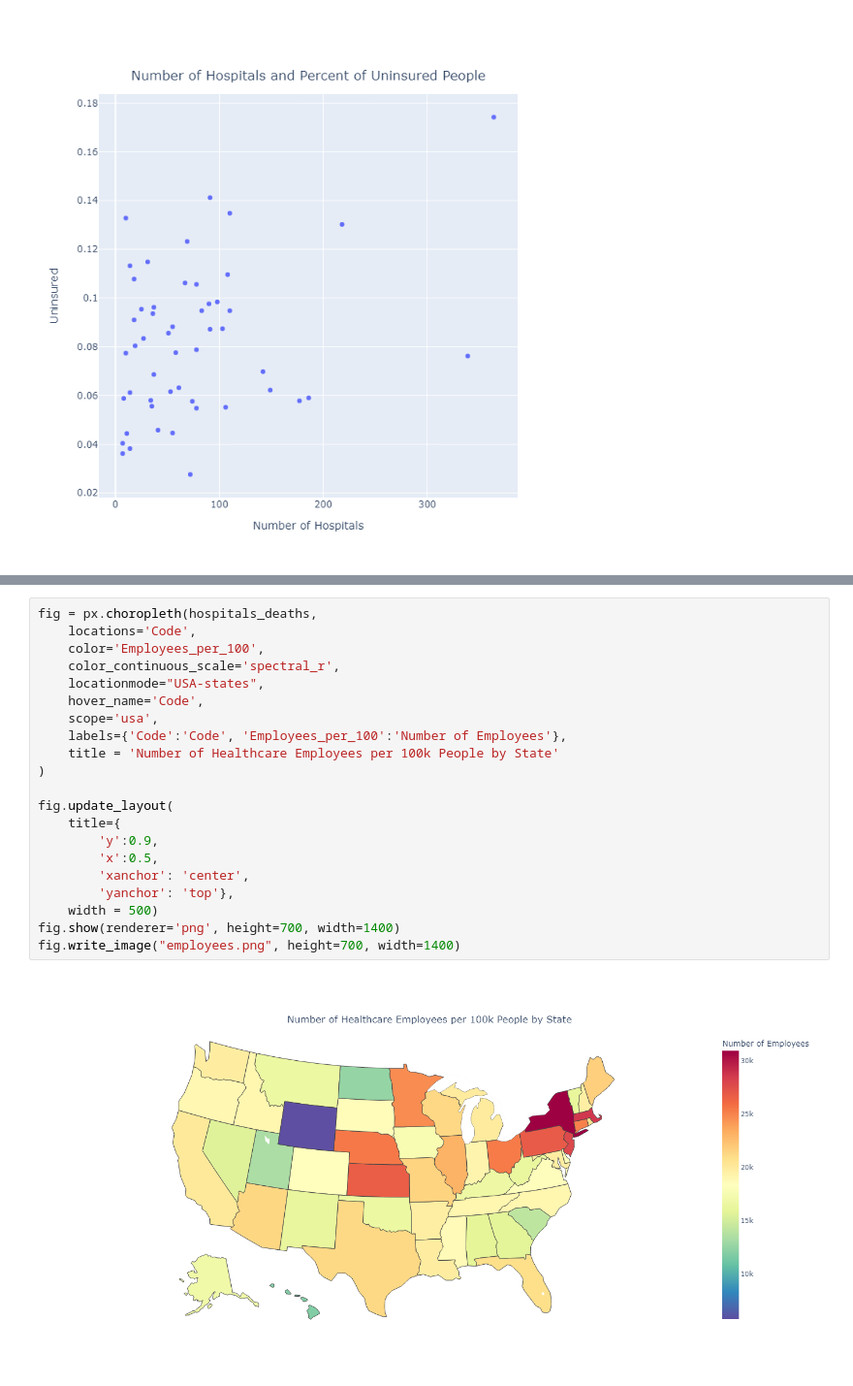
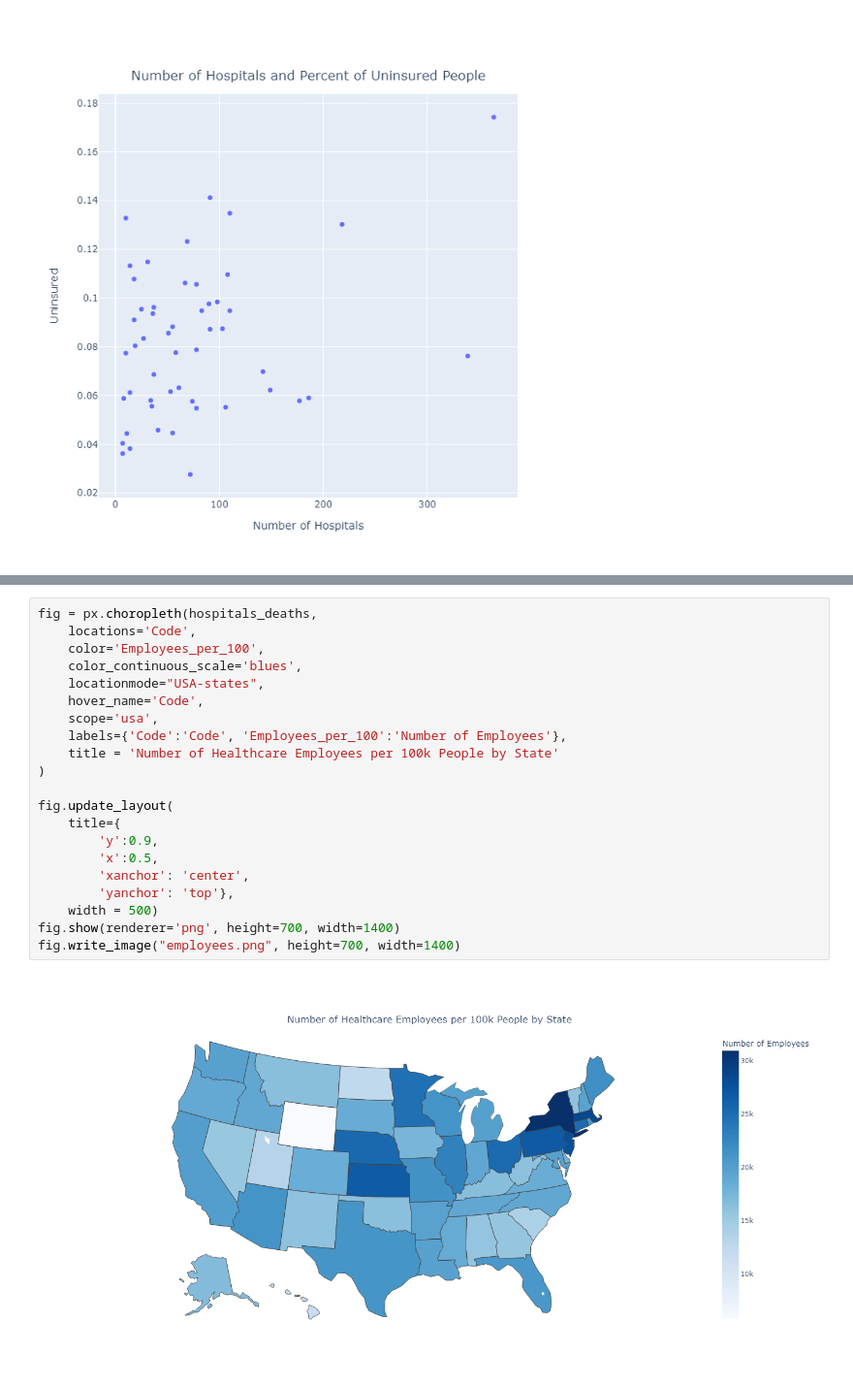
Before and after one commit to linseystokes17/healthcareCapstone, a Jupyter notebook: Notebooks/census_healthcare.ipynb, the cells around one changed output, grey strips where cells are left out. Shown at 97% size. Drawn from its saved outputs; the diff is of its cells as text.

```diff
--- a/Notebooks/census_healthcare.ipynb
+++ b/Notebooks/census_healthcare.ipynb
@@ -277,26 +313,26 @@ fig.write_image("beds.png", height=700, width=1400)
 # %%
 fig = px.choropleth(hospitals_deaths,
     locations='Code',
     color='Employees_per_100',
-    color_continuous_scale='spectral_r',
+    color_continuous_scale='blues',
     locationmode="USA-states",
     hover_name='Code',
     scope='usa',
     labels={'Code':'Code', 'Employees_per_100':'Number of Employees'},
     title = 'Number of Healthcare Employees per 100k People by State'
 )
 
 fig.update_layout(
     title={
         'y':0.9,
         'x':0.5,
         'xanchor': 'center',
         'yanchor': 'top'},
     width = 500)
 fig.show(renderer='png', height=700, width=1400)
 fig.write_image("employees.png", height=700, width=1400)
 # %% [output]
-[figure, old version]
+[figure, new version]
 # %%
 fig = px.choropleth(hospitals_deaths,
     locations='Code',
```
Also changed, not shown: parts of 9 cells of this notebook, 8 other files.
